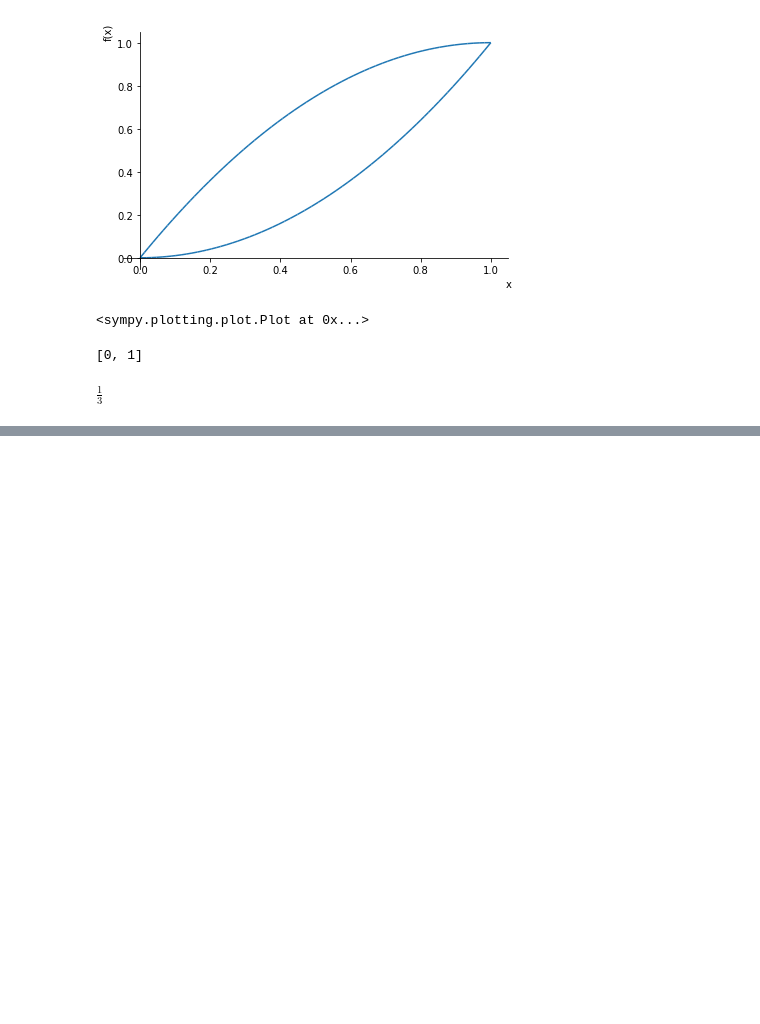
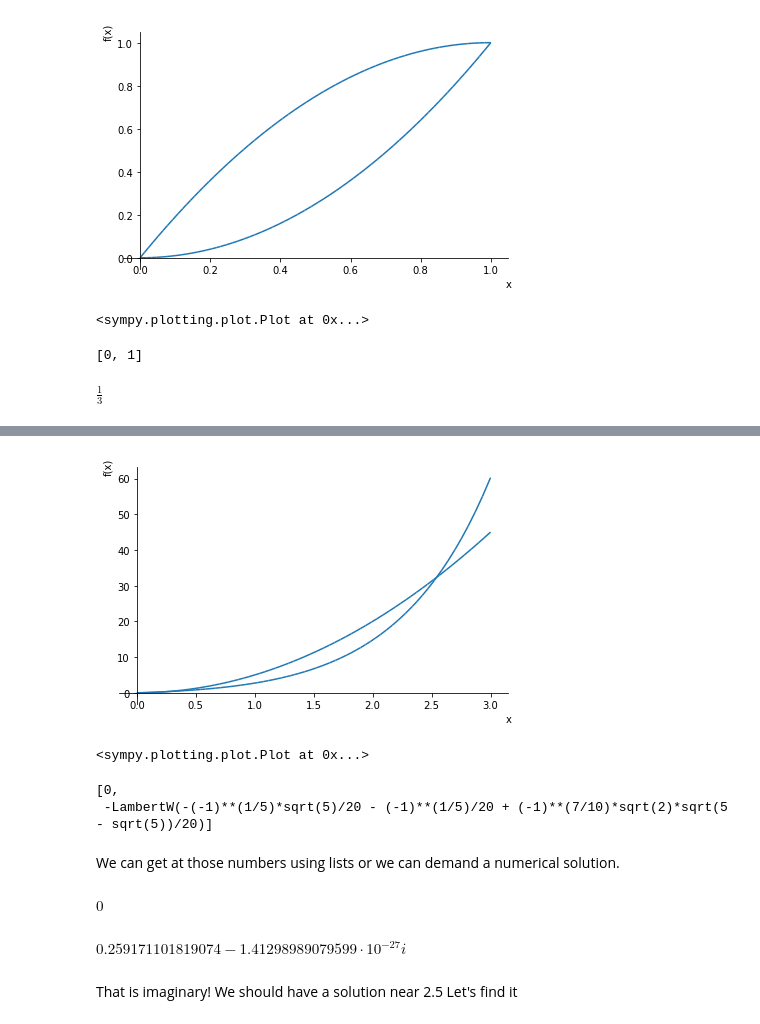
Before and after one commit to nurfnick/Calculus_2, a Jupyter notebook: Python/AreaBetweenCurves.ipynb, the cells around one changed output, grey strips where cells are left out. Cells and saved outputs as stored; diff of their text form; code cells hidden in the pictures; blank space fills up the shorter version.

```diff
--- a/Python/AreaBetweenCurves.ipynb
+++ b/Python/AreaBetweenCurves.ipynb
@@ -51,0 +58,23 @@ $\displaystyle \frac{1}{3}$
+# %%
+plot(x*E**x,5*x**2,(x,0,3))
+# %% [output]
+[figure, added]
+<sympy.plotting.plot.Plot at 0x...>
+# %%
+solve(x*E**x-5*x**2,x)
+# %% [output]
+[0,
+ -LambertW(-(-1)**(1/5)*sqrt(5)/20 - (-1)**(1/5)/20 + (-1)**(7/10)*sqrt(2)*sqrt(5 - sqrt(5))/20)]
+# %% [markdown]
+We can get at those numbers using lists or we can demand a numerical solution.
+# %%
+l = solve(x*E**x-5*x**2,x)
+N(l[0])
+# %% [output]
+$\displaystyle 0$
+# %%
+N(l[1])
+# %% [output]
+$\displaystyle 0.259171101819074 - 1.41298989079599 \cdot 10^{-27} i$
+# %% [markdown]
+That is imaginary!  We should have a solution near 2.5  Let's find it
```
Also changed, not shown: parts of 4 cells of this notebook.
